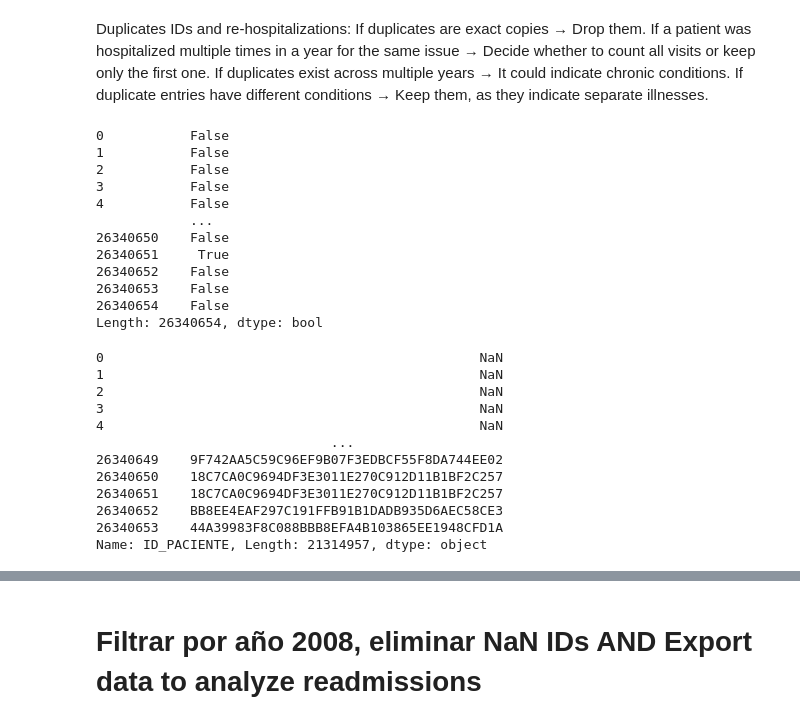
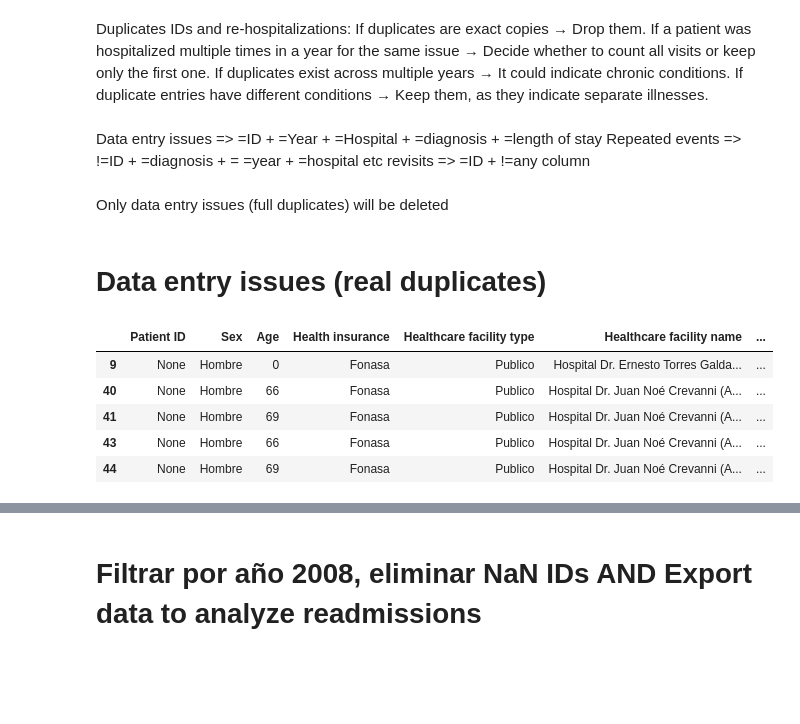
Before and after one commit to mirkopodunavak1996/EDAHospDischarges_Chile2001-2024, a Jupyter notebook: notebooks/Data_Cleaning.ipynb, the cells around one changed output, grey strips where cells are left out. Saved outputs shown, nothing was run; the diff lists cells and outputs as text; code cells hidden in the pictures; blank space fills up the shorter version.

Commit message:
Cleaning duplicates and export daatframe for readmissions and general analysis separately

```diff
--- a/notebooks/Data_Cleaning.ipynb
+++ b/notebooks/Data_Cleaning.ipynb
@@ -569,16 +563,18 @@ revisits => =ID + =Year + !=or=Hospital + =diagnosis + !=length of stay
+# %% [markdown]
+Data entry issues => =ID + =Year + =Hospital + =diagnosis + =length of stay
+Repeated events => !=ID + =diagnosis + = =year + =hospital etc
+revisits => =ID + !=any column
+# %% [markdown]
+Only data entry issues (full duplicates) will be deleted
+# %% [markdown]
+# Data entry issues (real duplicates)
 # %%
-# See exact duplicates. rows with same values in every column
-df_final.duplicated()
+# See exact duplicates, that means rows with same values in every column: NaN IDs could mean multiple patients, so those rows will be kept.
+df_final[df_final.duplicated(keep=False)].head()
 # %% [output]
-0           False
-1           False
-2           False
-3           False
-4           False
-            ...
-26340650    False
-26340651     True
-26340652    False
-26340653    False
-26340654    False
-Length: 26340654, dtype: bool
+|  | Patient ID | Sex | Age | Health insurance | Healthcare facility type | Healthcare facility name | ... |
+| 9 | None | Hombre | 0 | Fonasa | Publico | Hospital Dr. Ernesto Torres Galda... | ... |
+| 40 | None | Hombre | 66 | Fonasa | Publico | Hospital Dr. Juan Noé Crevanni (A... | ... |
+| 41 | None | Hombre | 69 | Fonasa | Publico | Hospital Dr. Juan Noé Crevanni (A... | ... |
+| 43 | None | Hombre | 66 | Fonasa | Publico | Hospital Dr. Juan Noé Crevanni (A... | ... |
+| 44 | None | Hombre | 69 | Fonasa | Publico | Hospital Dr. Juan Noé Crevanni (A... | ... |
@@ -593,15 +580,0 @@ Length: 26340654, dtype: bool
-# %%
-df["ID_PACIENTE"][df["ID_PACIENTE"].duplicated(keep=False)]
-# %% [output]
-0                                                NaN
-1                                                NaN
-2                                                NaN
-3                                                NaN
-4                                                NaN
-                              ...
-26340649    9F742AA5C59C96EF9B07F3EDBCF55F8DA744EE02
-26340650    18C7CA0C9694DF3E3011E270C912D11B1BF2C257
-26340651    18C7CA0C9694DF3E3011E270C912D11B1BF2C257
-26340652    BB8EE4EAF297C191FFB91B1DADB935D6AEC58CE3
-26340653    44A39983F8C088BBB8EFA4B103865EE1948CFD1A
-Name: ID_PACIENTE, Length: 21314957, dtype: object
```
Also changed, not shown: parts of 19 cells of this notebook.
